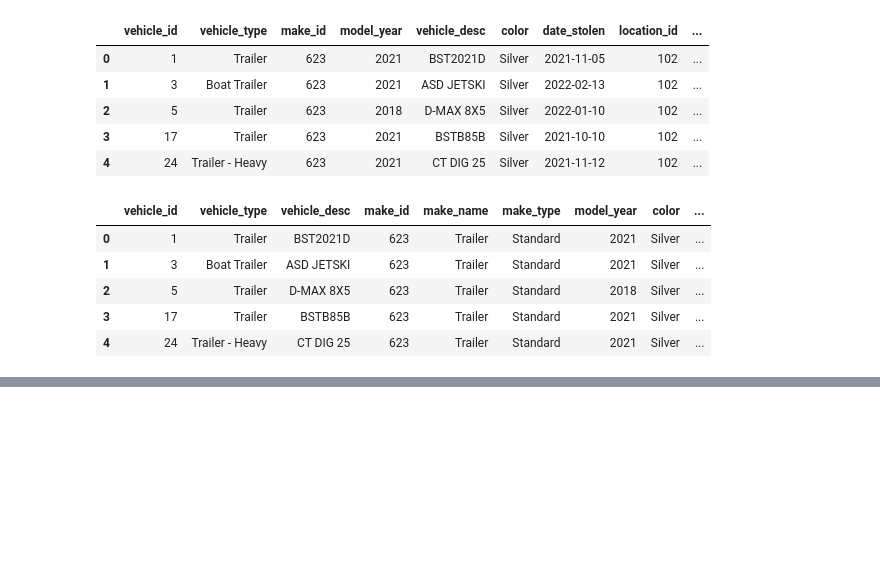
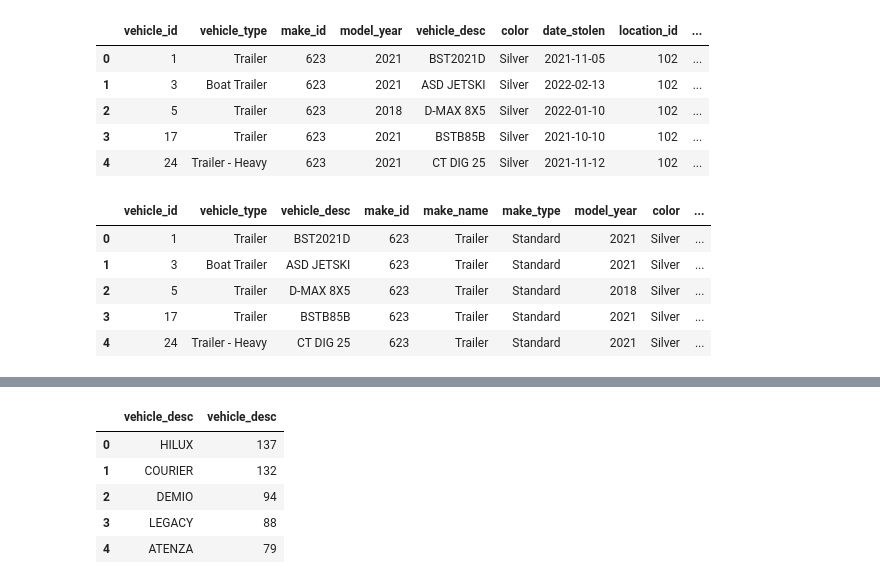
Before and after one commit to daniau23/motor_vehicle_thefts_analysis, a Jupyter notebook: eda/eda.ipynb, the cells around one changed output, grey strips where cells are left out. Cells and saved outputs as stored; diff of their text form; code cells hidden in the pictures; blank space fills up the shorter version.

```diff
--- a/eda/eda.ipynb
+++ b/eda/eda.ipynb
@@ -1080,0 +1194,12 @@ full_merged_cleaning.head()
+# %%
+(full_merged_featured[cat_list[1]].
+ value_counts().
+ sort_values(ascending=False).to_frame().reset_index().
+ rename(columns={'index':cat_list[1]})).head()
+# %% [output]
+|  | vehicle_desc | vehicle_desc |
+| 0 | HILUX | 137 |
+| 1 | COURIER | 132 |
+| 2 | DEMIO | 94 |
+| 3 | LEGACY | 88 |
+| 4 | ATENZA | 79 |
```
Also changed, not shown: parts of 24 cells of this notebook.
